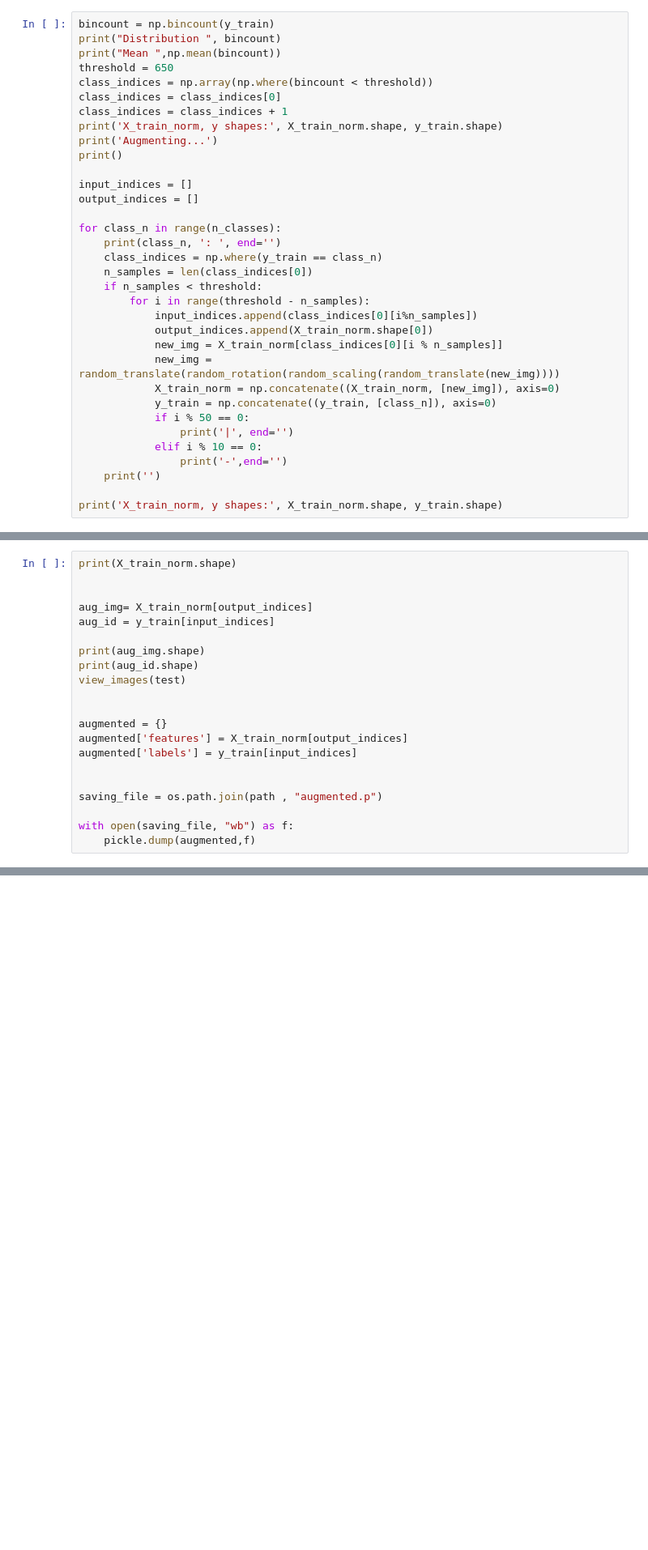
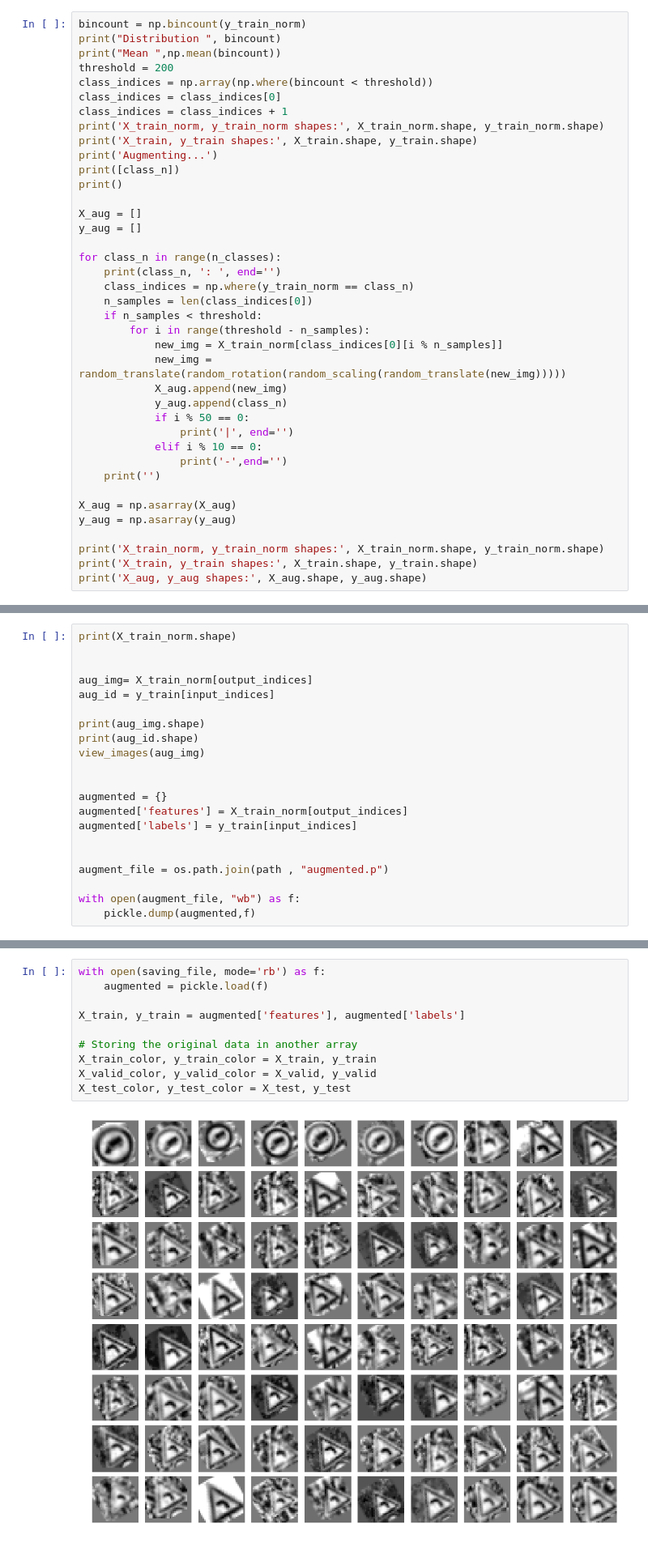
Before and after one commit to afourteia/CarND_Traffic_Sign_Classifier, a Jupyter notebook: Traffic_Sign_Classifier.ipynb, the cells around one changed output, grey strips where cells are left out. Shown at 81% size. Saved outputs shown, nothing was run; the diff lists cells and outputs as text; blank space fills up the shorter version.

```diff
--- a/Traffic_Sign_Classifier.ipynb
+++ b/Traffic_Sign_Classifier.ipynb
@@ -504,39 +527,44 @@ view_images(X_train_gray)
 [figure]
 [figure]
 # %%
-bincount = np.bincount(y_train)
+bincount = np.bincount(y_train_norm)
 print("Distribution ", bincount)
 print("Mean ",np.mean(bincount))
-threshold = 650
+threshold = 200
 class_indices = np.array(np.where(bincount < threshold))
 class_indices = class_indices[0]
 class_indices = class_indices + 1
-print('X_train_norm, y shapes:', X_train_norm.shape, y_train.shape)
+print('X_train_norm, y_train_norm shapes:', X_train_norm.shape, y_train_norm.shape)
+print('X_train, y_train shapes:', X_train.shape, y_train.shape)
 print('Augmenting...')
+print([class_n])
 print()
 
-input_indices = []
-output_indices = []
+X_aug = []
+y_aug = []
 
 for class_n in range(n_classes):
     print(class_n, ': ', end='')
-    class_indices = np.where(y_train == class_n)
+    class_indices = np.where(y_train_norm == class_n)
     n_samples = len(class_indices[0])
     if n_samples < threshold:
         for i in range(threshold - n_samples):
-            input_indices.append(class_indices[0][i%n_samples])
-            output_indices.append(X_train_norm.shape[0])
             new_img = X_train_norm[class_indices[0][i % n_samples]]
-            new_img = random_translate(random_rotation(random_scaling(random_translate(new_img))))
-            X_train_norm = np.concatenate((X_train_norm, [new_img]), axis=0)
-            y_train = np.concatenate((y_train, [class_n]), axis=0)
+            new_img = random_translate(random_rotation(random_scaling(random_translate(new_img)))))
+            X_aug.append(new_img)
+            y_aug.append(class_n)
             if i % 50 == 0:
                 print('|', end='')
             elif i % 10 == 0:
                 print('-',end='')
     print('')
 
-print('X_train_norm, y shapes:', X_train_norm.shape, y_train.shape)
+X_aug = np.asarray(X_aug)
+y_aug = np.asarray(y_aug)
+
+print('X_train_norm, y_train_norm shapes:', X_train_norm.shape, y_train_norm.shape)
+print('X_train, y_train shapes:', X_train.shape, y_train.shape)
+print('X_aug, y_aug shapes:', X_aug.shape, y_aug.shape)
 # %% [output]
 Distribution  [ 180 1980 2010 1260 1770 1650  360 1290 1260 1320 1800 1170 1890 1920  690
   540  360  990 1080  180  300  270  330  450  240 1350  540  210  480  240
@@ -564,7 +592,7 @@ aug_id = y_train[input_indices]
 
 print(aug_img.shape)
 print(aug_id.shape)
-view_images(test)
+view_images(aug_img)
 
 
 augmented = {}
@@ -572,15 +600,27 @@ augmented['features'] = X_train_norm[output_indices]
 augmented['labels'] = y_train[input_indices]
 
 
-saving_file = os.path.join(path , "augmented.p")
+augment_file = os.path.join(path , "augmented.p")
 
-with open(saving_file, "wb") as f:
+with open(augment_file, "wb") as f:
     pickle.dump(augmented,f)
 # %% [output]
 (42660, 32, 32, 1)
 (7861, 32, 32, 1)
 (7861,)
 [figure]
+# %%
+with open(saving_file, mode='rb') as f:
+    augmented = pickle.load(f)
+
+X_train, y_train = augmented['features'], augmented['labels']
+
+# Storing the original data in another array
+X_train_color, y_train_color = X_train, y_train
+X_valid_color, y_valid_color = X_valid, y_valid
+X_test_color, y_test_color = X_test, y_test
+# %% [output]
+[figure, added]
 # %%
 # #Using just the gray image
 # X_train = X_train_gray
```
Also changed, not shown: parts of 7 cells of this notebook.
